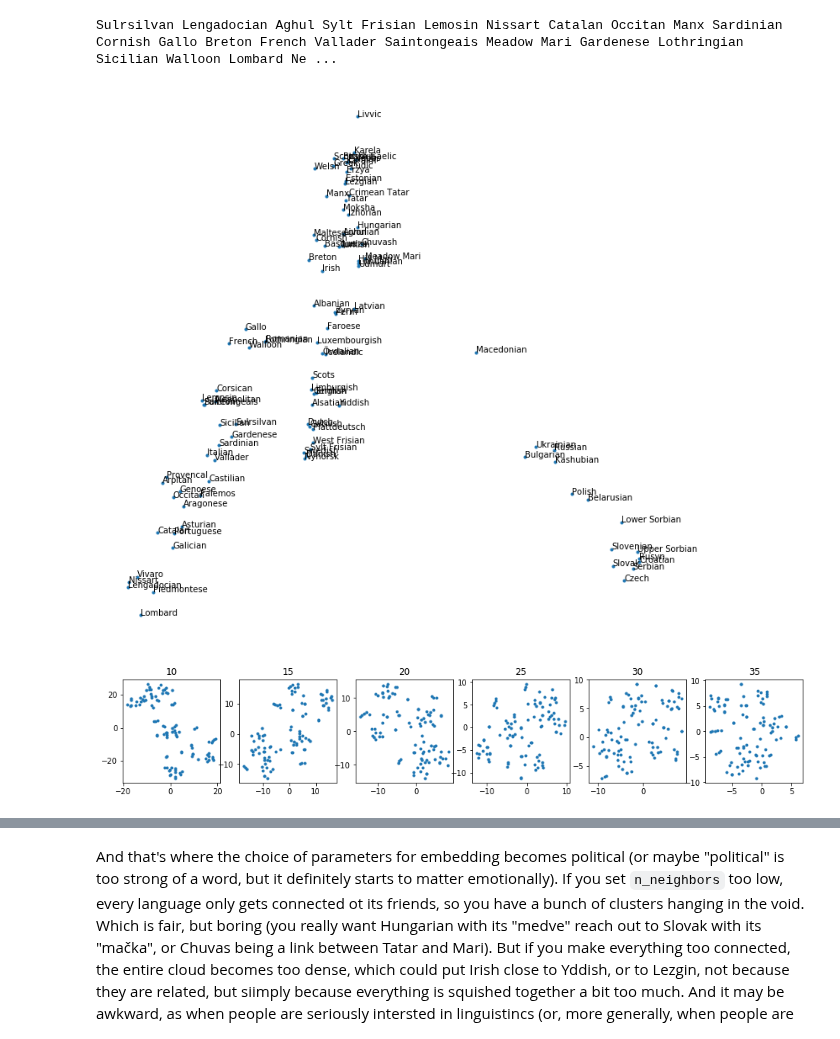
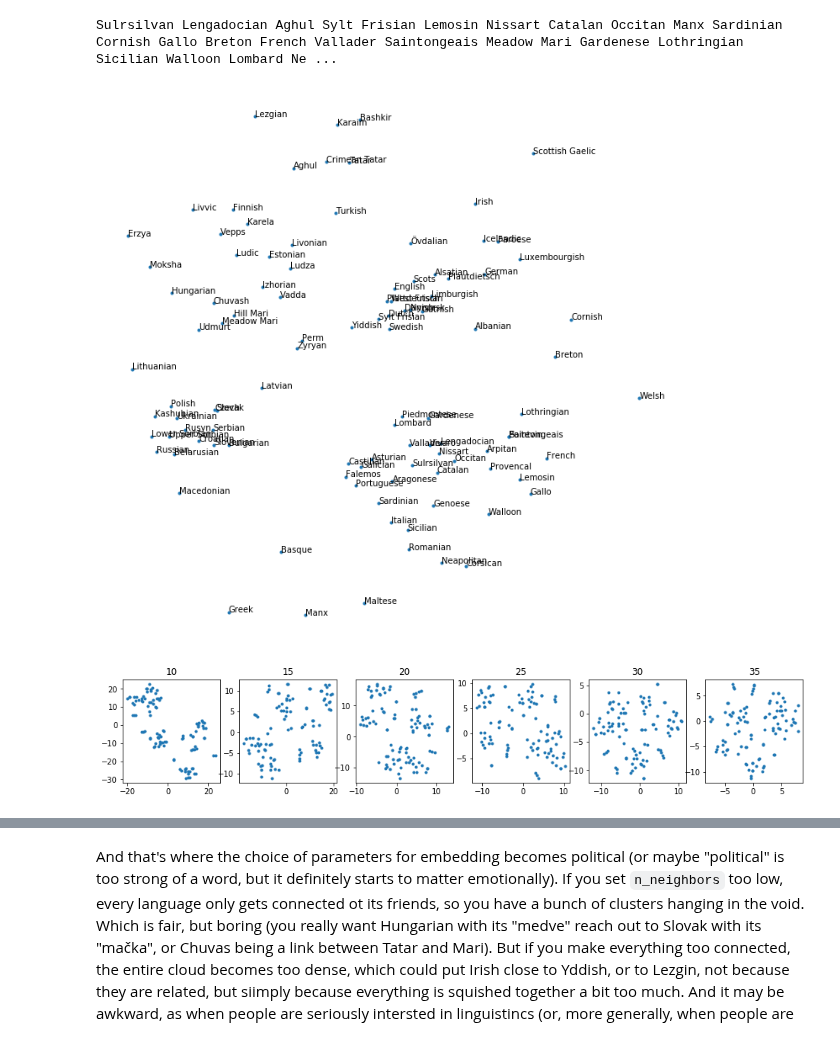
Before and after one commit to khakhalin/Sketches, a Jupyter notebook: text_games/lang_cloud.ipynb, the cells around one changed output, grey strips where cells are left out. Saved outputs shown, nothing was run; the diff lists cells and outputs as text; code cells hidden in the pictures.

```diff
--- a/text_games/lang_cloud.ipynb
+++ b/text_games/lang_cloud.ipynb
@@ -171,18 +176,19 @@ dist = dist + dist.T # Make symmetric
 # %% [output]
 Sulrsilvan Lengadocian Aghul Sylt Frisian Lemosin Nissart Catalan Occitan Manx Sardinian Cornish Gallo Breton French Vallader Saintongeais Meadow Mari Gardenese Lothringian Sicilian Walloon Lombard Ne ...
 # %%
-# LLE Projection
+# MDS - doesn't really work, as it considers all distances,
+# and it's too much for this data.
 
-emb = manifold.LocallyLinearEmbedding(n_components=2, n_neighbors=40, method='ltsa')
-y = emb.fit_transform(dist)
+emb = manifold.MDS(n_components=2, dissimilarity='precomputed', metric=True, n_init=10)
+y = emb.fit_transform(np.square(dist))
 
 plt.figure(figsize=(12,12), facecolor='white');
 plt.axis('off');
 plt.plot(y[:,0], y[:,1], '.');
 for i in range(len(lang_list)):
     plt.text(y[i,0], y[i,1], lang_list[i])
 # %% [output]
-[figure, old version]
+[figure, new version]
 # %%
 plt.figure(figsize=(16,2.5), facecolor='white');
 pers = [10, 15, 20, 25, 30, 35]
@@ -194,5 +200,5 @@ for i in range(len(pers)):
     plt.plot(y[:,0], y[:,1], '.');
     plt.title(pers[i])
 # %% [output]
-[figure, old version]
+[figure, new version]
 # %%
```
Also changed, not shown: parts of 8 cells of this notebook, 2 other files.
